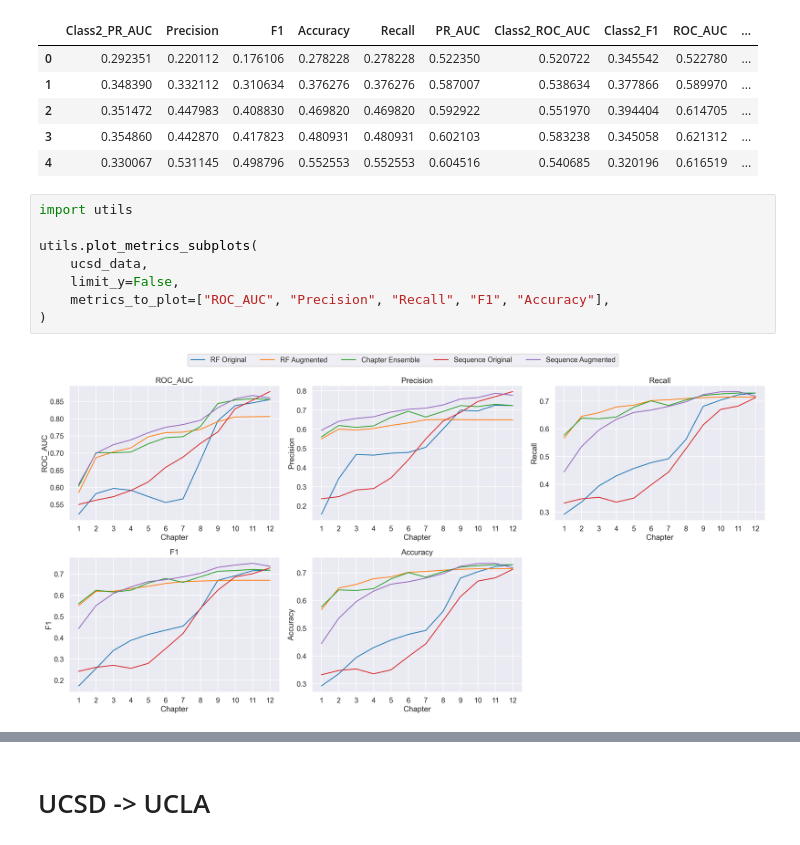
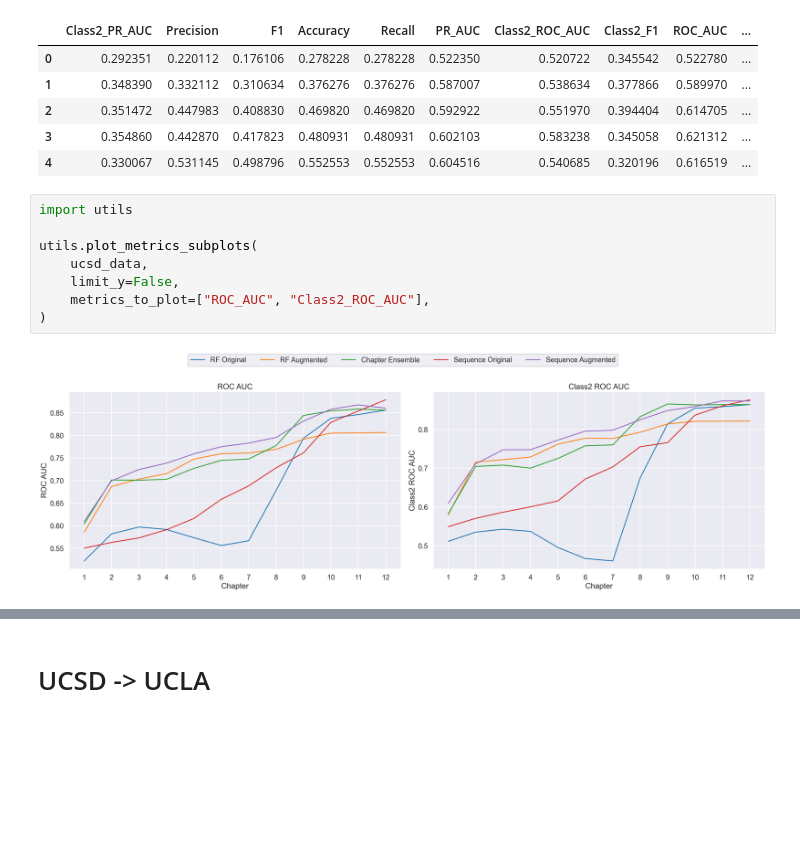
Before and after one commit to 4lic3X/early_prediction, a Jupyter notebook: prediction_v6/plots.ipynb, the cells around one changed output, grey strips where cells are left out. Saved outputs shown, nothing was run; the diff lists cells and outputs as text; blank space fills up the shorter version.

```diff
--- a/prediction_v6/plots.ipynb
+++ b/prediction_v6/plots.ipynb
@@ -19,10 +19,10 @@ ucsd_data.head()
 # %%
 import utils
 
 utils.plot_metrics_subplots(
     ucsd_data,
     limit_y=False,
-    metrics_to_plot=["ROC_AUC", "Precision", "Recall", "F1", "Accuracy"],
+    metrics_to_plot=["ROC_AUC", "Class2_ROC_AUC"],
 )
 # %% [output]
-[figure, old version]
+[figure, new version]
```
Also changed, not shown: parts of 3 cells of this notebook, 2 other files.
